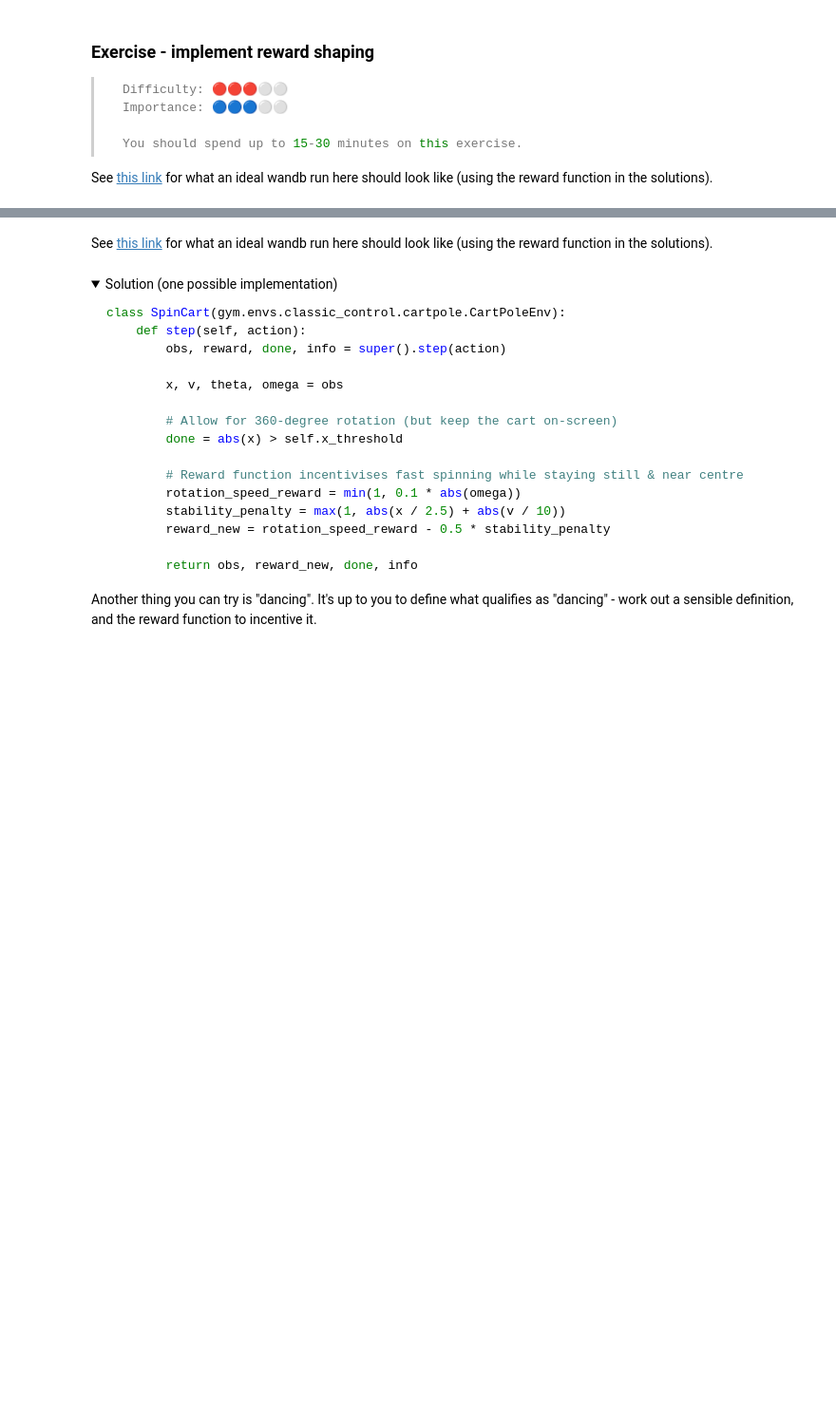
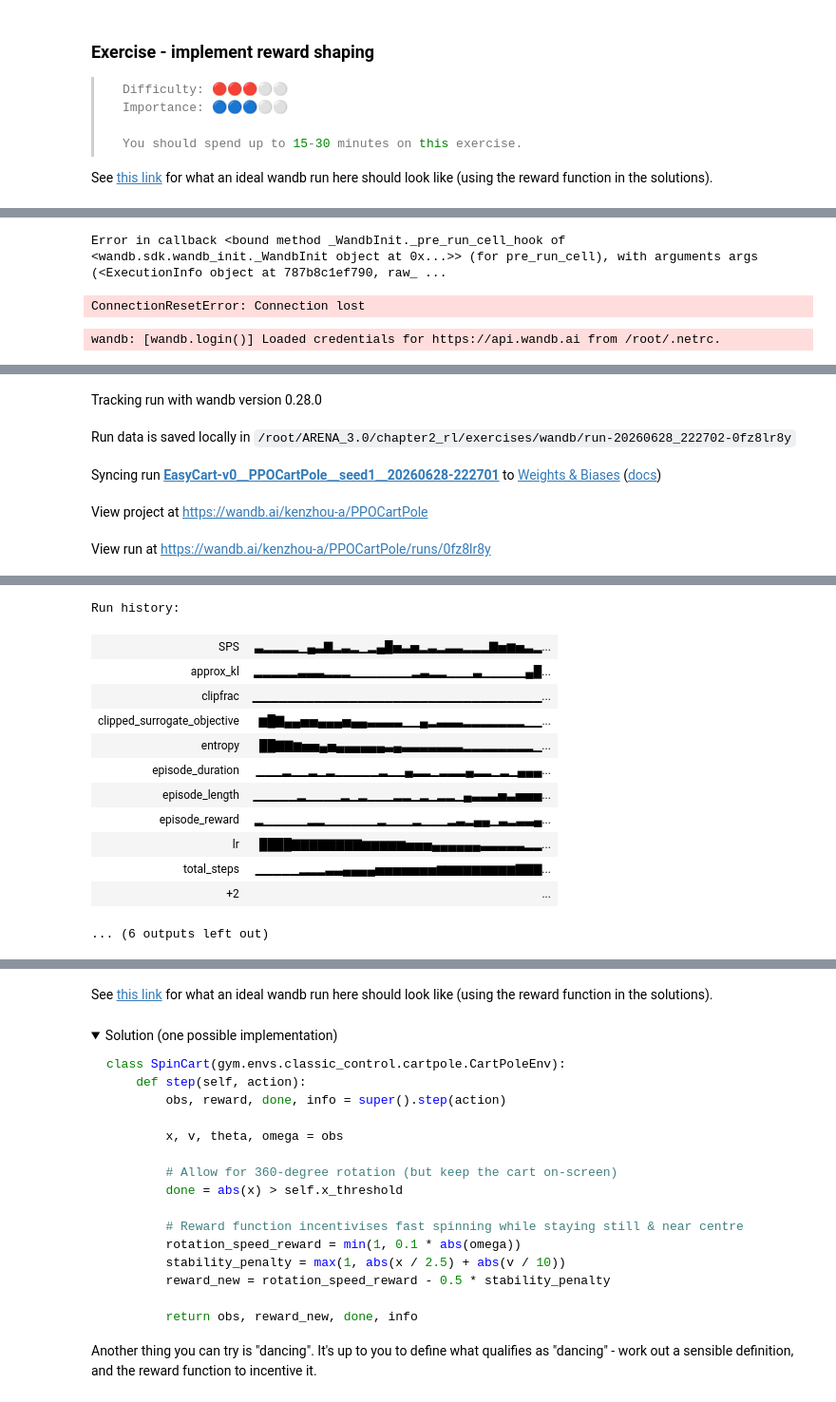
Before and after one commit to notken12/ARENA_3.0, a Jupyter notebook: chapter2_rl/exercises/part3_ppo/2.3_PPO_exercises copy.ipynb, the cells around one changed output, grey strips where cells are left out. Shown at 95% size. Saved outputs shown, nothing was run; the diff lists cells and outputs as text; code cells hidden in the pictures; folded sections open; blank space fills up the shorter version.

Commit message:
easy reward

```diff
--- a/chapter2_rl/exercises/part3_ppo/2.3_PPO_exercises copy.ipynb
+++ b/chapter2_rl/exercises/part3_ppo/2.3_PPO_exercises copy.ipynb
@@ -1852,8 +1860,9 @@ class PPOTrainer:
 
 
     def train(self) -> None:
+        run = None
         if self.args.use_wandb:
-            wandb.init(
+            run = wandb.init(
                 project=self.args.wandb_project_name,
                 entity=self.args.wandb_entity,
                 name=self.run_name,
@@ -1861,20 +1870,22 @@ class PPOTrainer:
             )
             wandb.watch([self.actor, self.critic], log="all", log_freq=50)
 
-        pbar = tqdm(range(self.args.total_phases))
-        last_logged_time = time.time()  # so we don't update the progress bar too much
+        try:
+            pbar = tqdm(range(self.args.total_phases))
+            last_logged_time = time.time()  # so we don't update the progress bar too much
 
-        for phase in pbar:
-            data = self.rollout_phase()
-            if data is not None and time.time() - last_logged_time > 0.5:
-                last_logged_time = time.time()
-                pbar.set_postfix(phase=phase, **data)
+            for phase in pbar:
+                data = self.rollout_phase()
+                if data is not None and time.time() - last_logged_time > 0.5:
+                    last_logged_time = time.time()
+                    pbar.set_postfix(phase=phase, **data)
 
-            self.learning_phase()
+                self.learning_phase()
 
-        self.envs.close()
-        if self.args.use_wandb:
-            wandb.finish()
+            self.envs.close()
+        finally:
+            if run:
+                run.finish()
 # %% [markdown]
 <details>
 <summary>Solution (simpler, no logging)</summary>
@@ -2161,12 +2196,27 @@ class EasyCart(CartPoleEnv):
     def step(self, action):
         obs, reward, terminated, truncated, info = super().step(action)
 
-        # reward_new =
+        x, v, theta, omega = obs
+        angle_reward = 1 - abs(theta / 0.2095)
+        pos_reward = 1 - abs(x / 2.4)
+
+        reward_new = (angle_reward + pos_reward) / 2
 
         return obs, reward_new, terminated, truncated, info
 
 
 gym.envs.registration.register(id="EasyCart-v0", entry_point=EasyCart, max_episode_steps=500)
-args = PPOArgs(env_id="EasyCart-v0", use_wandb=True, video_log_freq=50)
+args = PPOArgs(
+    env_id="EasyCart-v0", use_wandb=True, video_log_freq=50,
+    total_timesteps= 500_000,
+    num_envs=8,
+    num_steps_per_rollout=256,
+    num_minibatches= 1,
+    batches_per_learning_phase= 4
+)
 trainer = PPOTrainer(args)
 trainer.train()
+# %% [output]
+Error in callback <bound method _WandbInit._pre_run_cell_hook of <wandb.sdk.wandb_init._WandbInit object at 0x...>> (for pre_run_cell), with arguments args (<ExecutionInfo object at 787b8c1ef790, raw_ ...
+ConnectionResetError: Connection lost
+wandb: [wandb.login()] Loaded credentials for https://api.wandb.ai from /root/.netrc.
@@ -2172,0 +2224,5 @@ trainer.train()
+Tracking run with wandb version 0.28.0
+Run data is saved locally in /root/ARENA_3.0/chapter2_rl/exercises/wandb/run-20260628_222702-0fz8lr8y
+Syncing run EasyCart-v0__PPOCartPole__seed1__20260628-222701 to Weights & Biases (docs)
+View project at https://wandb.ai/kenzhou-a/PPOCartPole
+View run at https://wandb.ai/kenzhou-a/PPOCartPole/runs/0fz8lr8y
@@ -2173,3 +2230,16 @@ trainer.train()
+Run history:
+| SPS | ▃▂▂▂▂▁▄▃▇▂▃▂▁▂▄█▅▃▅▂▃▂▃▃▂▂▂▇▅▆▅▃▂... |
+| approx_kl | ▂▂▂▂▂▃▃▃▂▂▂▁▁▁▁▁▁▁▂▃▂▂▁▁▁▃▁▁▁▁▁▄█... |
+| clipfrac | ▁▁▁▁▁▁▁▁▁▁▁▁▁▁▁▁▁▁▁▁▁▁▁▁▁▁▁▁▁▁▁▁▁... |
+| clipped_surrogate_objective | ▆█▇▄▄▅▅▄▄▄▅▄▄▃▃▃▃▁▁▄▂▃▃▃▂▂▂▂▂▂▂▁▁... |
+| entropy | ██▇▇▆▅▅▄▅▄▄▄▄▄▄▃▄▃▃▃▃▃▃▃▂▂▂▂▂▂▂▂▁... |
+| episode_duration | ▁▁▁▂▁▁▂▁▂▁▁▁▁▁▂▁▁▄▂▂▁▂▂▂▄▂▂▁▂▁▄▄▄... |
+| episode_length | ▁▁▁▁▁▂▁▁▁▁▂▁▂▁▁▁▂▂▁▂▁▂▂▁▄▃▃▃▅▃▅▅▅... |
+| episode_reward | ▂▁▁▁▁▁▂▂▁▁▁▁▁▁▂▁▁▁▂▁▁▁▂▃▂▄▄▁▃▂▃▃▄... |
+| lr | ████▇▇▇▇▇▇▇▇▆▆▆▆▆▅▅▅▄▄▄▄▄▄▃▃▃▃▃▂▂... |
+| total_steps | ▁▁▁▁▁▂▂▂▃▃▄▄▄▄▅▅▅▅▅▅▅▆▆▆▆▆▆▆▆▆▇▇▇... |
+| +2 | ... |
+... (6 outputs left out)
 # %% [markdown]
 <details>
 <summary>Solution (one possible implementation)</summary>
```
Also changed, not shown: parts of 6 cells of this notebook.
